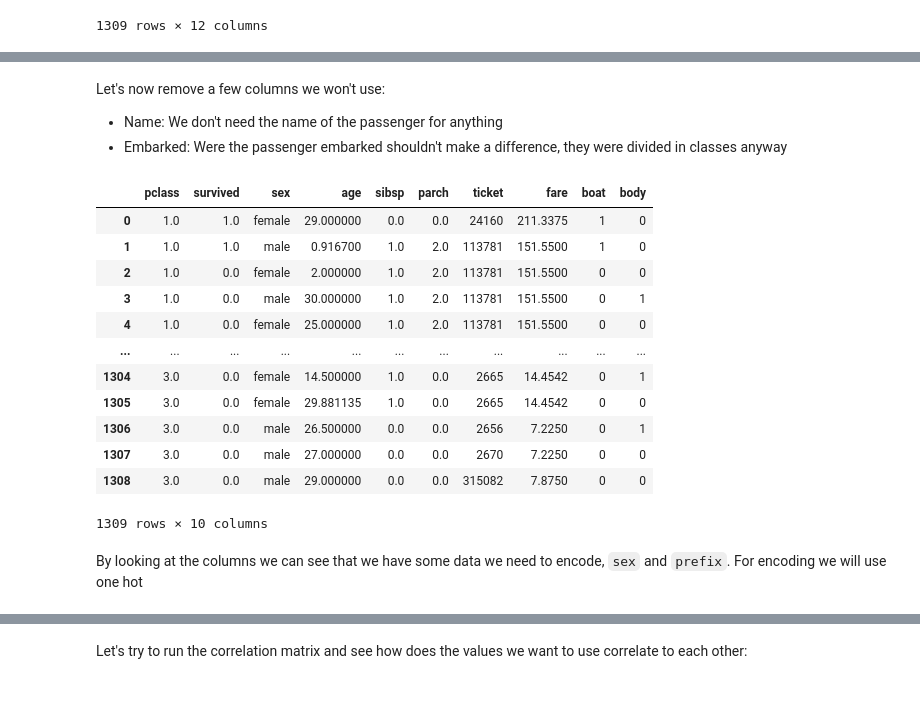
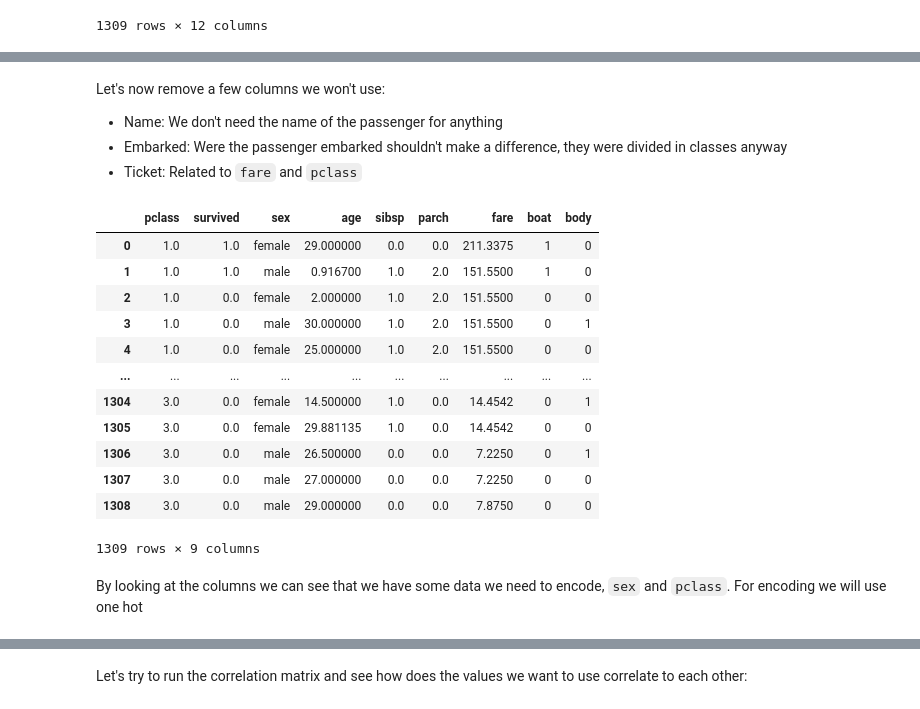
Before and after one commit to NPGiorgi/mlucu, a Jupyter notebook: titanic/titanic.ipynb, the cells around one changed output, grey strips where cells are left out. Saved outputs shown, nothing was run; the diff lists cells and outputs as text; code cells hidden in the pictures.

```diff
--- a/titanic/titanic.ipynb
+++ b/titanic/titanic.ipynb
@@ -119,9 +113,0 @@ I'm going to do some initial cleaning in the data. Let get the prefix out of the
-# %%
-def get_prefix(name: str) -> str:
-    # expected format: `Smith, Mr. James Clinch`
-    forename, surname = name.split(",")
-    prefix = surname.split(".")[0]
-    return prefix.strip()
-
-df["prefix"] = df["name"].map(get_prefix)
-df.copy()
@@ -144,27 +116,26 @@ Let's now remove a few columns we won't use:
 
 * Name: We don't need the name of the passenger for anything
 * Embarked: Were the passenger embarked shouldn't make a difference, they were divided in classes anyway
+* Ticket: Related to `fare` and `pclass`
 # %%
 df = df.drop("name", axis=1)
 df = df.drop("embarked", axis=1)
-
-# ignore prefix for now
-df = df.drop("prefix", axis=1)
+df = df.drop("ticket", axis=1)
 
 df.copy()
 # %% [output]
-|  | pclass | survived | sex | age | sibsp | parch | ticket | fare | boat | body |
-| 0 | 1.0 | 1.0 | female | 29.000000 | 0.0 | 0.0 | 24160 | 211.3375 | 1 | 0 |
-| 1 | 1.0 | 1.0 | male | 0.916700 | 1.0 | 2.0 | 113781 | 151.5500 | 1 | 0 |
-| 2 | 1.0 | 0.0 | female | 2.000000 | 1.0 | 2.0 | 113781 | 151.5500 | 0 | 0 |
-| 3 | 1.0 | 0.0 | male | 30.000000 | 1.0 | 2.0 | 113781 | 151.5500 | 0 | 1 |
-| 4 | 1.0 | 0.0 | female | 25.000000 | 1.0 | 2.0 | 113781 | 151.5500 | 0 | 0 |
-| ... | ... | ... | ... | ... | ... | ... | ... | ... | ... | ... |
-| 1304 | 3.0 | 0.0 | female | 14.500000 | 1.0 | 0.0 | 2665 | 14.4542 | 0 | 1 |
-| 1305 | 3.0 | 0.0 | female | 29.881135 | 1.0 | 0.0 | 2665 | 14.4542 | 0 | 0 |
-| 1306 | 3.0 | 0.0 | male | 26.500000 | 0.0 | 0.0 | 2656 | 7.2250 | 0 | 1 |
-| 1307 | 3.0 | 0.0 | male | 27.000000 | 0.0 | 0.0 | 2670 | 7.2250 | 0 | 0 |
-| 1308 | 3.0 | 0.0 | male | 29.000000 | 0.0 | 0.0 | 315082 | 7.8750 | 0 | 0 |
+|  | pclass | survived | sex | age | sibsp | parch | fare | boat | body |
+| 0 | 1.0 | 1.0 | female | 29.000000 | 0.0 | 0.0 | 211.3375 | 1 | 0 |
+| 1 | 1.0 | 1.0 | male | 0.916700 | 1.0 | 2.0 | 151.5500 | 1 | 0 |
+| 2 | 1.0 | 0.0 | female | 2.000000 | 1.0 | 2.0 | 151.5500 | 0 | 0 |
+| 3 | 1.0 | 0.0 | male | 30.000000 | 1.0 | 2.0 | 151.5500 | 0 | 1 |
+| 4 | 1.0 | 0.0 | female | 25.000000 | 1.0 | 2.0 | 151.5500 | 0 | 0 |
+| ... | ... | ... | ... | ... | ... | ... | ... | ... | ... |
+| 1304 | 3.0 | 0.0 | female | 14.500000 | 1.0 | 0.0 | 14.4542 | 0 | 1 |
+| 1305 | 3.0 | 0.0 | female | 29.881135 | 1.0 | 0.0 | 14.4542 | 0 | 0 |
+| 1306 | 3.0 | 0.0 | male | 26.500000 | 0.0 | 0.0 | 7.2250 | 0 | 1 |
+| 1307 | 3.0 | 0.0 | male | 27.000000 | 0.0 | 0.0 | 7.2250 | 0 | 0 |
+| 1308 | 3.0 | 0.0 | male | 29.000000 | 0.0 | 0.0 | 7.8750 | 0 | 0 |
-1309 rows × 10 columns
+1309 rows × 9 columns
 # %% [markdown]
-By looking at the columns we can see that we have some data we need to encode, `sex` and `prefix`. For encoding we will use one hot
+By looking at the columns we can see that we have some data we need to encode, `sex` and `pclass`. For encoding we will use one hot
```
Also changed, not shown: parts of 14 cells of this notebook.
